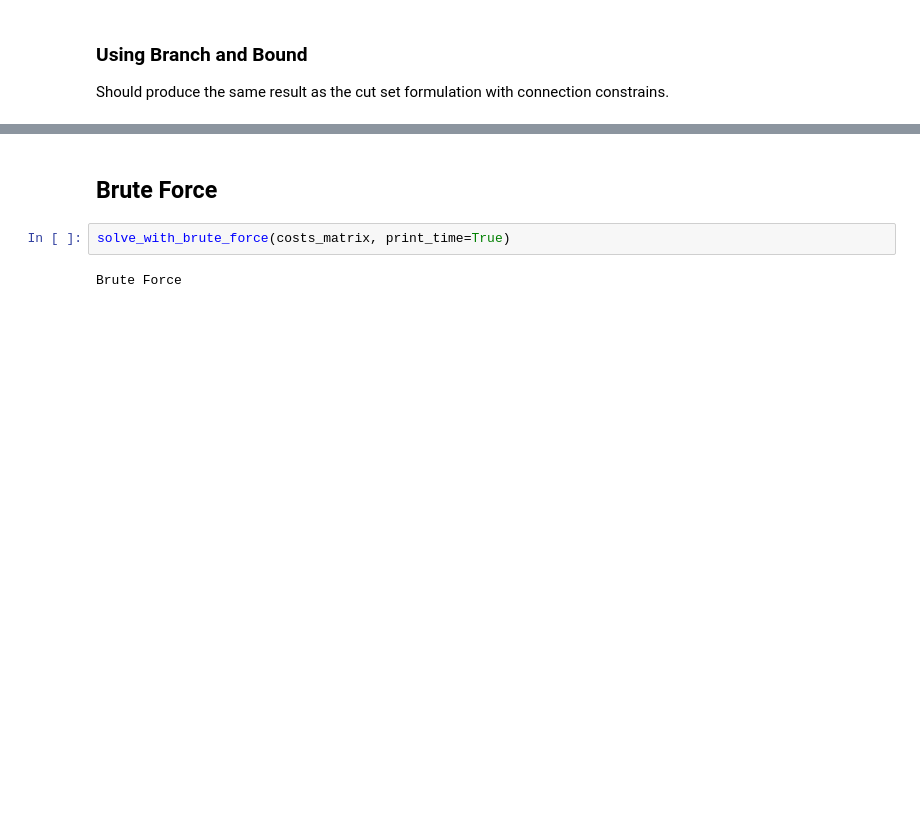
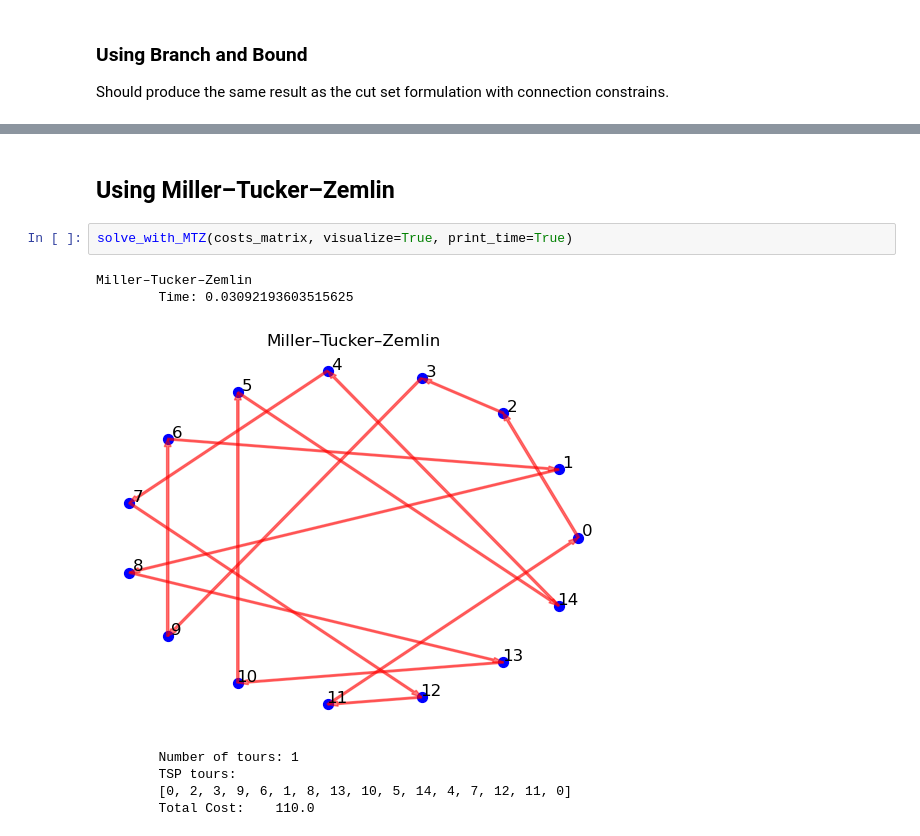
Before and after one commit to tkachenko0/Traveling-Salesman-Problem, a Jupyter notebook: TSP_Notebook/tsp_notebook.ipynb, the cells around one changed output, grey strips where cells are left out. Cells and saved outputs as stored; diff of their text form; blank space fills up the shorter version.

```diff
--- a/TSP_Notebook/tsp_notebook.ipynb
+++ b/TSP_Notebook/tsp_notebook.ipynb
@@ -313,6 +361,12 @@ Branch and Bound
-# %% [markdown]
-## Brute Force
+# %% [markdown]
+## Using Miller–Tucker–Zemlin
 # %%
-solve_with_brute_force(costs_matrix, print_time=True)
+solve_with_MTZ(costs_matrix, visualize=True, print_time=True)
 # %% [output]
-Brute Force
+Miller–Tucker–Zemlin
+        Time: 0.03092193603515625
+[figure, added]
+        Number of tours: 1
+        TSP tours:
+        [0, 2, 3, 9, 6, 1, 8, 13, 10, 5, 14, 4, 7, 12, 11, 0]
+        Total Cost:    110.0
```
Also changed, not shown: parts of 13 cells of this notebook, 5 other files.
